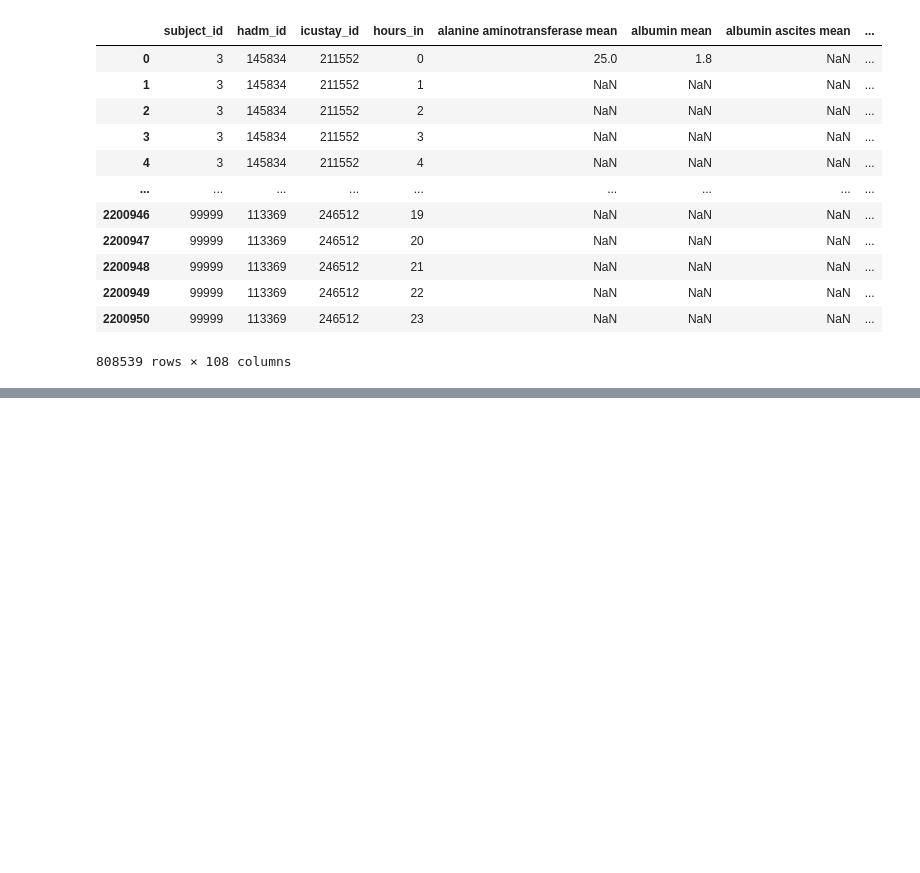
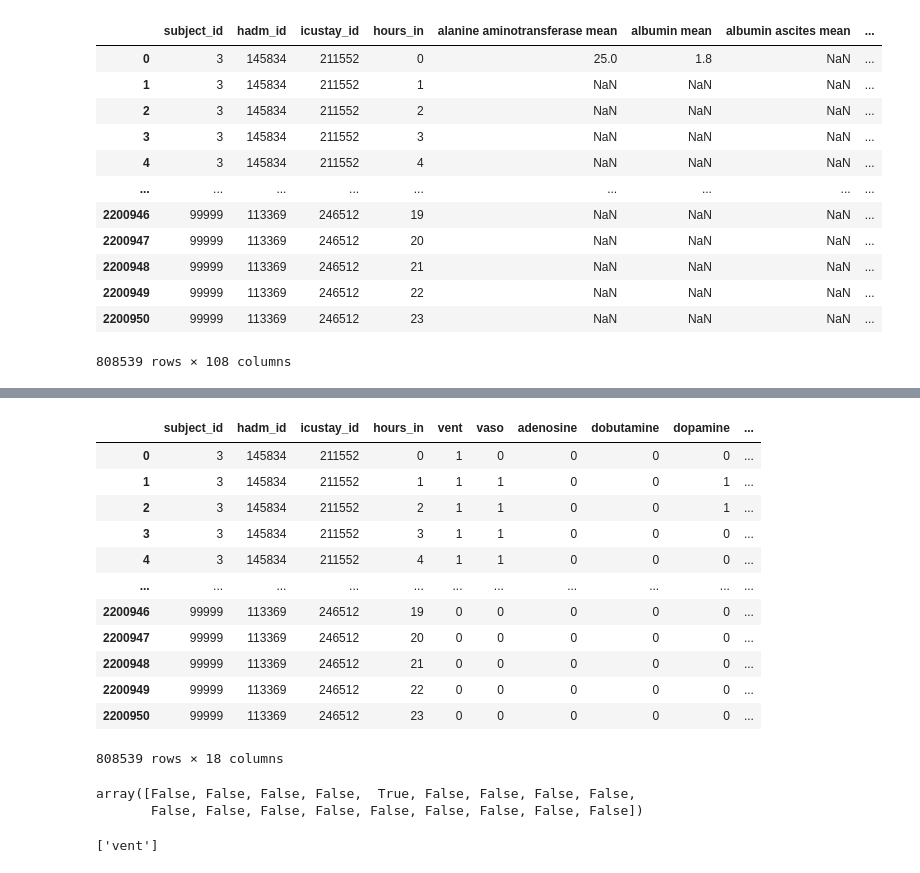
Before and after one commit to nykznykz/Reproducibility-Project-DL4H, a Jupyter notebook: dataset_construction.ipynb, the cells around one changed output, grey strips where cells are left out. Cells and saved outputs as stored; diff of their text form; code cells hidden in the pictures; blank space fills up the shorter version.

```diff
--- a/dataset_construction.ipynb
+++ b/dataset_construction.ipynb
@@ -84,0 +118,2 @@ vitals
+# %%
+subjects = interventions.subject_id.unique()
@@ -84,0 +124,7 @@ vitals
+# %%
+for subject in subjects:
+    interv_list = []
+    tmp = interventions[interventions.subject_id == subject]
+    for _, i in tmp.iterrows():
+        interv_list.append(interventions.columns[i.eq(1).values].tolist())
+    break
@@ -84,0 +151,25 @@ vitals
+# %%
+interventions[interventions.subject_id == subject]
+# %% [output]
+|  | subject_id | hadm_id | icustay_id | hours_in | vent | vaso | adenosine | dobutamine | dopamine | ... |
+| 0 | 3 | 145834 | 211552 | 0 | 1 | 0 | 0 | 0 | 0 | ... |
+| 1 | 3 | 145834 | 211552 | 1 | 1 | 1 | 0 | 0 | 1 | ... |
+| 2 | 3 | 145834 | 211552 | 2 | 1 | 1 | 0 | 0 | 1 | ... |
+| 3 | 3 | 145834 | 211552 | 3 | 1 | 1 | 0 | 0 | 0 | ... |
+| 4 | 3 | 145834 | 211552 | 4 | 1 | 1 | 0 | 0 | 0 | ... |
+| ... | ... | ... | ... | ... | ... | ... | ... | ... | ... | ... |
+| 2200946 | 99999 | 113369 | 246512 | 19 | 0 | 0 | 0 | 0 | 0 | ... |
+| 2200947 | 99999 | 113369 | 246512 | 20 | 0 | 0 | 0 | 0 | 0 | ... |
+| 2200948 | 99999 | 113369 | 246512 | 21 | 0 | 0 | 0 | 0 | 0 | ... |
+| 2200949 | 99999 | 113369 | 246512 | 22 | 0 | 0 | 0 | 0 | 0 | ... |
+| 2200950 | 99999 | 113369 | 246512 | 23 | 0 | 0 | 0 | 0 | 0 | ... |
+808539 rows × 18 columns
+# %%
+interventions.head(1).eq(1).values[0]
+# %% [output]
+array([False, False, False, False,  True, False, False, False, False,
+       False, False, False, False, False, False, False, False, False])
+# %%
+interventions.columns[interventions.head(1).eq(1).values[0]].tolist()
+# %% [output]
+['vent']
```
Also changed, not shown: parts of 8 cells of this notebook.
